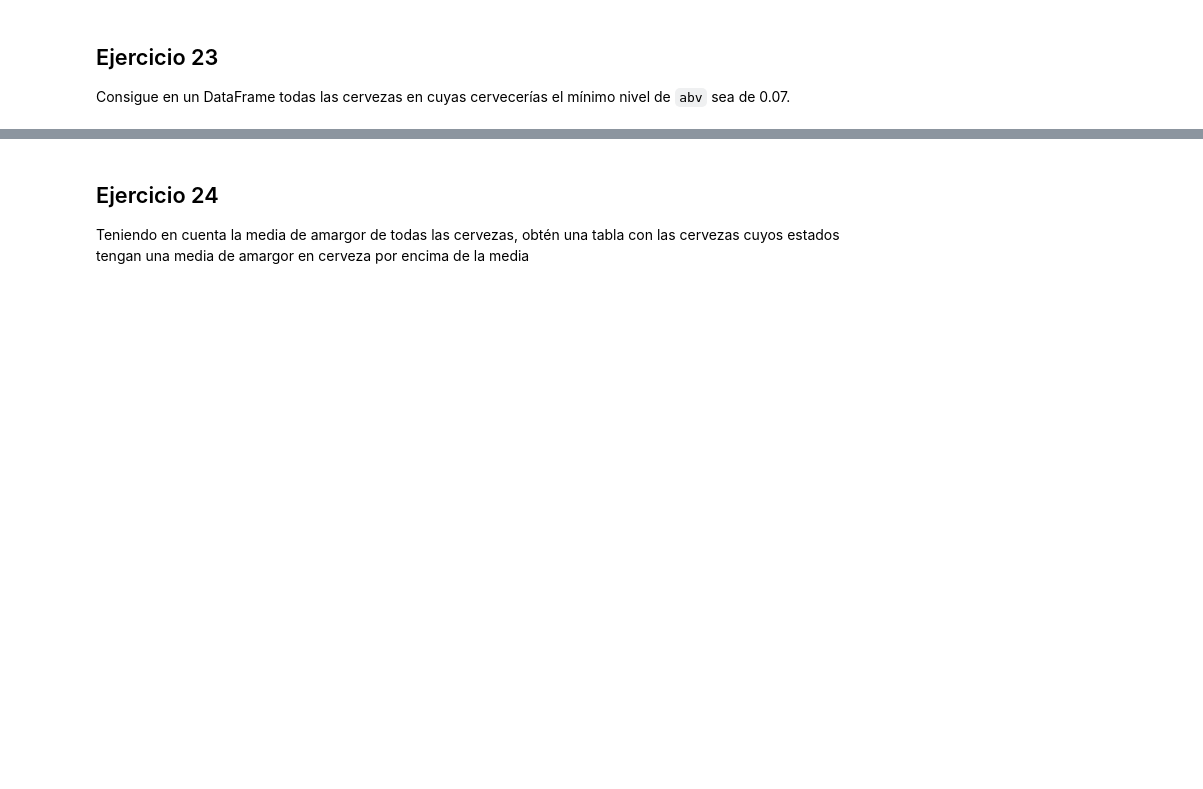
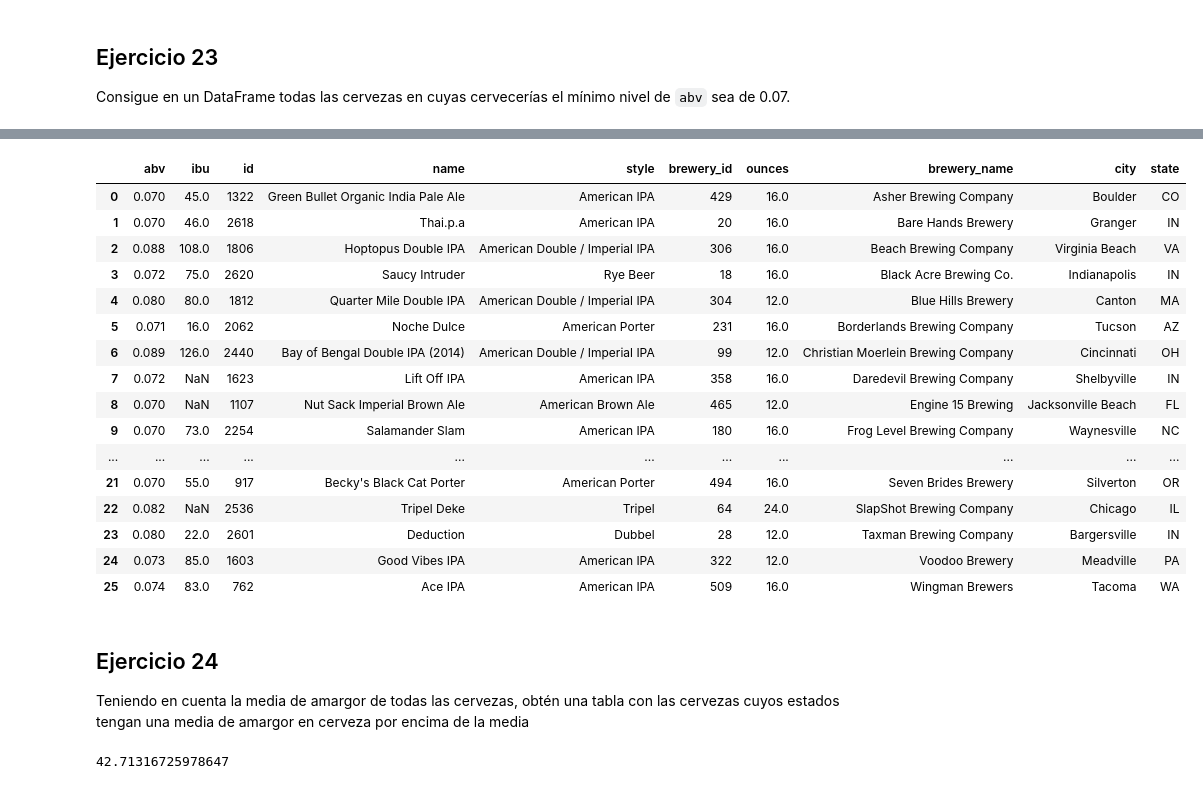
Before and after one commit to MNievas12/ds_thebridge_6_22, a Jupyter notebook: 2-Data_Analysis/2-Pandas/Práctica/9-Beers/birras_repaso.ipynb, the cells around one changed output, grey strips where cells are left out. Cells and saved outputs as stored; diff of their text form; code cells hidden in the pictures; blank space fills up the shorter version.

```diff
--- a/2-Data_Analysis/2-Pandas/Práctica/9-Beers/birras_repaso.ipynb
+++ b/2-Data_Analysis/2-Pandas/Práctica/9-Beers/birras_repaso.ipynb
@@ -394,3 +446,6 @@ Representa mediante un *boxplot* de `seaborn` la variable `abv`
 # %% [markdown]
 ## Ejercicio 16
 Carga el datasets de cervecerias `datasets_breweries.csv`
+# %%
+df_brew = pd.read_csv('data/datasets_breweries.csv')
+df_brew.head()
@@ -398,3 +476,5 @@ Carga el datasets de cervecerias `datasets_breweries.csv`
 ## Ejercicio 17
 1. Renombra la columna `Unnamed: 0` como `brewery_id`
 2. Renombra tb la columna `name` por `brewery_name`. ¿Puedes hacer ambos apartados en una sola sentencia?
+# %%
+df_brew.rename(columns={"Unnamed: 0": 'brewery_id', "name":"brewery_name"}, inplace=True)
@@ -403,0 +511,3 @@ Junta los dos datasets que tienes
+# %%
+df = pd.merge(df_beer, df_brew)
+df.head()
@@ -420,0 +632,3 @@ Consigue en un DataFrame todas las cervezas en cuyas cervecerías el mínimo niv
+# %%
+df_minabv = df.groupby('brewery_name', as_index=False)[['abv']].min()
+df_minabv.head()
@@ -421,3 +660,27 @@ Consigue en un DataFrame todas las cervezas en cuyas cervecerías el mínimo niv
+# %%
+pd.merge(df, df_minabv[df_minabv['abv'] >= 0.07], how='inner')
+# %% [output]
+|  | abv | ibu | id | name | style | brewery_id | ounces | brewery_name | city | state |
+| 0 | 0.070 | 45.0 | 1322 | Green Bullet Organic India Pale Ale | American IPA | 429 | 16.0 | Asher Brewing Company | Boulder | CO |
+| 1 | 0.070 | 46.0 | 2618 | Thai.p.a | American IPA | 20 | 16.0 | Bare Hands Brewery | Granger | IN |
+| 2 | 0.088 | 108.0 | 1806 | Hoptopus Double IPA | American Double / Imperial IPA | 306 | 16.0 | Beach Brewing Company | Virginia Beach | VA |
+| 3 | 0.072 | 75.0 | 2620 | Saucy Intruder | Rye Beer | 18 | 16.0 | Black Acre Brewing Co. | Indianapolis | IN |
+| 4 | 0.080 | 80.0 | 1812 | Quarter Mile Double IPA | American Double / Imperial IPA | 304 | 12.0 | Blue Hills Brewery | Canton | MA |
+| 5 | 0.071 | 16.0 | 2062 | Noche Dulce | American Porter | 231 | 16.0 | Borderlands Brewing Company | Tucson | AZ |
+| 6 | 0.089 | 126.0 | 2440 | Bay of Bengal Double IPA (2014) | American Double / Imperial IPA | 99 | 12.0 | Christian Moerlein Brewing Company | Cincinnati | OH |
+| 7 | 0.072 | NaN | 1623 | Lift Off IPA | American IPA | 358 | 16.0 | Daredevil Brewing Company | Shelbyville | IN |
+| 8 | 0.070 | NaN | 1107 | Nut Sack Imperial Brown Ale | American Brown Ale | 465 | 12.0 | Engine 15 Brewing | Jacksonville Beach | FL |
+| 9 | 0.070 | 73.0 | 2254 | Salamander Slam | American IPA | 180 | 16.0 | Frog Level Brewing Company | Waynesville | NC |
+| ... | ... | ... | ... | ... | ... | ... | ... | ... | ... | ... |
+| 21 | 0.070 | 55.0 | 917 | Becky's Black Cat Porter | American Porter | 494 | 16.0 | Seven Brides Brewery | Silverton | OR |
+| 22 | 0.082 | NaN | 2536 | Tripel Deke | Tripel | 64 | 24.0 | SlapShot Brewing Company | Chicago | IL |
+| 23 | 0.080 | 22.0 | 2601 | Deduction | Dubbel | 28 | 12.0 | Taxman Brewing Company | Bargersville | IN |
+| 24 | 0.073 | 85.0 | 1603 | Good Vibes IPA | American IPA | 322 | 12.0 | Voodoo Brewery | Meadville | PA |
+| 25 | 0.074 | 83.0 | 762 | Ace IPA | American IPA | 509 | 16.0 | Wingman Brewers | Tacoma | WA |
 # %% [markdown]
 ## Ejercicio 24
 Teniendo en cuenta la media de amargor de todas las cervezas, obtén una tabla con las cervezas cuyos estados tengan una media de amargor en cerveza por encima de la media
+# %%
+df['ibu'].mean()
+# %% [output]
+42.71316725978647
```
Also changed, not shown: parts of 28 cells of this notebook.
